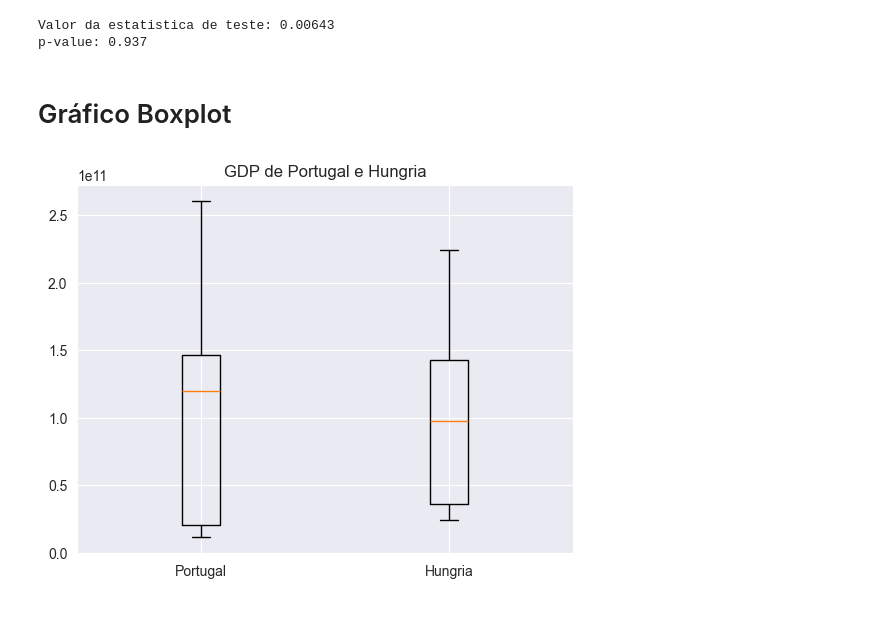
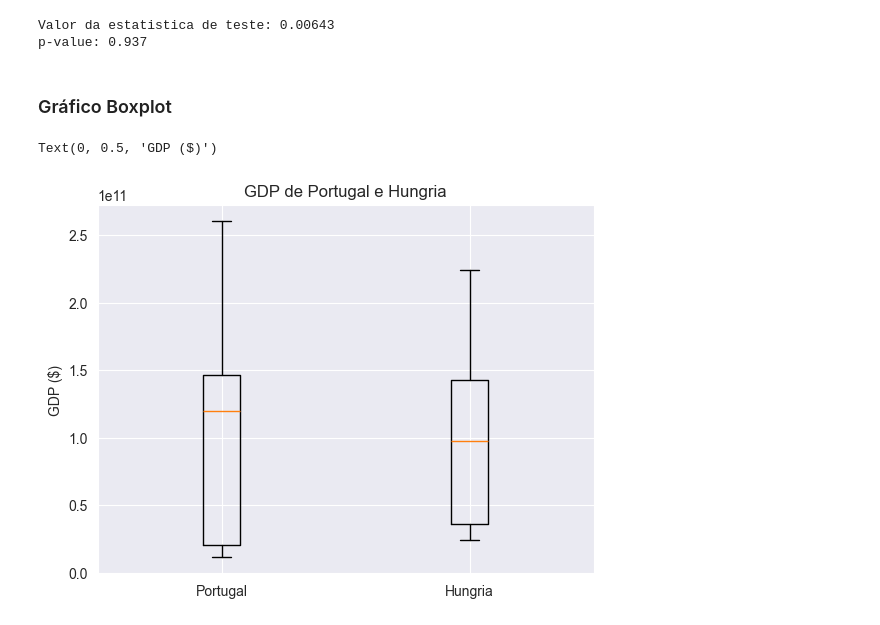
Before and after one commit to preis/anadi_2024, a Jupyter notebook: notebooks/Trabalho 1/Trabalho 4.2 2.ipynb, the cells around one changed output. Drawn from its saved outputs; the diff is of its cells as text; code cells hidden in the pictures.

```diff
--- a/notebooks/Trabalho 1/Trabalho 4.2 2.ipynb
+++ b/notebooks/Trabalho 1/Trabalho 4.2 2.ipynb
@@ -167,11 +172,14 @@ print(f"Valor da estatistica de teste: {f_stat:.3} \np-value: {p_value:.3}")
 Valor da estatistica de teste: 0.00643
 p-value: 0.937
 # %% [markdown]
-# Gráfico Boxplot
+### Gráfico Boxplot
 # %%
 fig_bp, ax_bp = plt.subplots()
 ax_bp.boxplot([dados_PT["gdp"], dados_HU["gdp"]], labels=["Portugal", "Hungria"])
 ax_bp.set_title("GDP de Portugal e Hungria")
-fig_bp.show()
+ax_bp.set_ylabel("GDP ($)")
+
+# fig_bp.show()  # Em Jupyter pode apresentar um aviso.
 # %% [output]
+Text(0, 0.5, 'GDP ($)')
-[figure, old version]
+[figure, new version]
```
Also changed, not shown: parts of 12 cells of this notebook, 2 other files.
